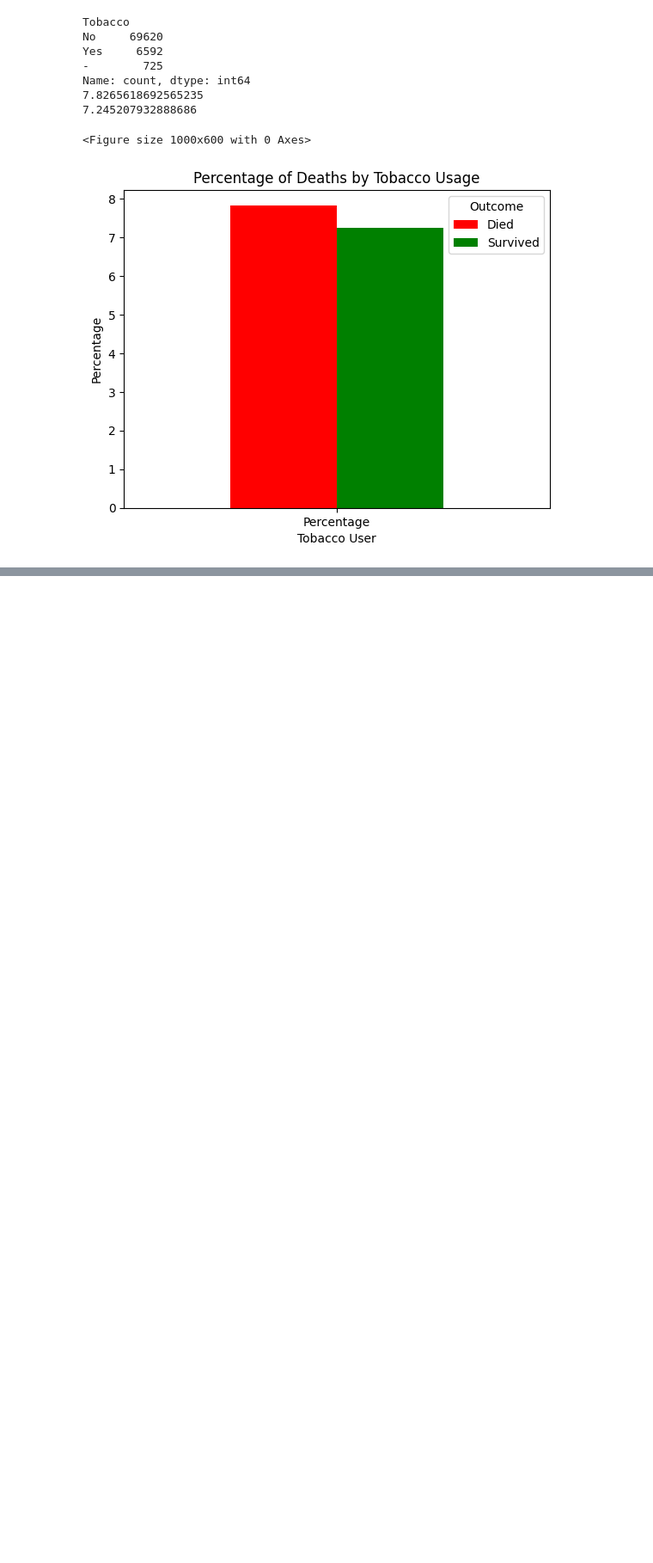
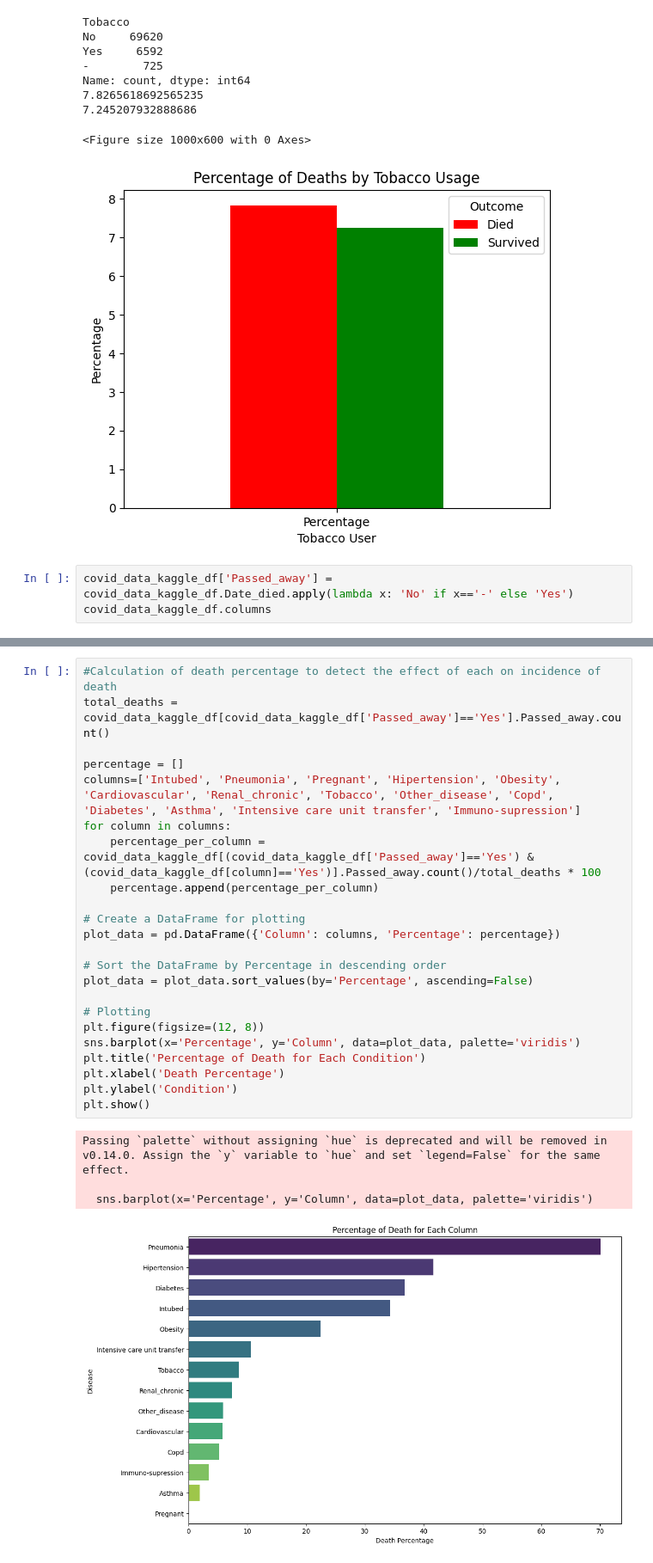
Before and after one commit to morkou/Healthcare, a Jupyter notebook: Cleaning/covid_datasets_cleaning.ipynb, the cells around one changed output, grey strips where cells are left out. Shown at 86% size. Drawn from its saved outputs; the diff is of its cells as text; blank space fills up the shorter version.

Commit message:
dataset cleaning and visuals

```diff
--- a/Cleaning/covid_datasets_cleaning.ipynb
+++ b/Cleaning/covid_datasets_cleaning.ipynb
@@ -241,3 +219,6 @@ Name: count, dtype: int64
 7.245207932888686
 <Figure size 1000x600 with 0 Axes>
 [figure]
+# %%
+covid_data_kaggle_df['Passed_away'] = covid_data_kaggle_df.Date_died.apply(lambda x: 'No' if x=='-' else 'Yes')
+covid_data_kaggle_df.columns
@@ -243,0 +232,28 @@ Name: count, dtype: int64
+# %%
+#Calculation of death percentage to detect the effect of each on incidence of death
+total_deaths = covid_data_kaggle_df[covid_data_kaggle_df['Passed_away']=='Yes'].Passed_away.count()
+
+percentage = []
+columns=['Intubed', 'Pneumonia', 'Pregnant', 'Hipertension', 'Obesity', 'Cardiovascular', 'Renal_chronic', 'Tobacco', 'Other_disease', 'Copd', 'Diabetes', 'Asthma', 'Intensive care unit transfer', 'Immuno-supression']
+for column in columns:
+    percentage_per_column = covid_data_kaggle_df[(covid_data_kaggle_df['Passed_away']=='Yes') & (covid_data_kaggle_df[column]=='Yes')].Passed_away.count()/total_deaths * 100
+    percentage.append(percentage_per_column)
+
+# Create a DataFrame for plotting
+plot_data = pd.DataFrame({'Column': columns, 'Percentage': percentage})
+
+# Sort the DataFrame by Percentage in descending order
+plot_data = plot_data.sort_values(by='Percentage', ascending=False)
+
+# Plotting
+plt.figure(figsize=(12, 8))
+sns.barplot(x='Percentage', y='Column', data=plot_data, palette='viridis')
+plt.title('Percentage of Death for Each Condition')
+plt.xlabel('Death Percentage')
+plt.ylabel('Condition')
+plt.show()
+# %% [output]
+Passing `palette` without assigning `hue` is deprecated and will be removed in v0.14.0. Assign the `y` variable to `hue` and set `legend=False` for the same effect.
+
+  sns.barplot(x='Percentage', y='Column', data=plot_data, palette='viridis')
+[figure, added]
```
Also changed, not shown: parts of 5 cells of this notebook.
